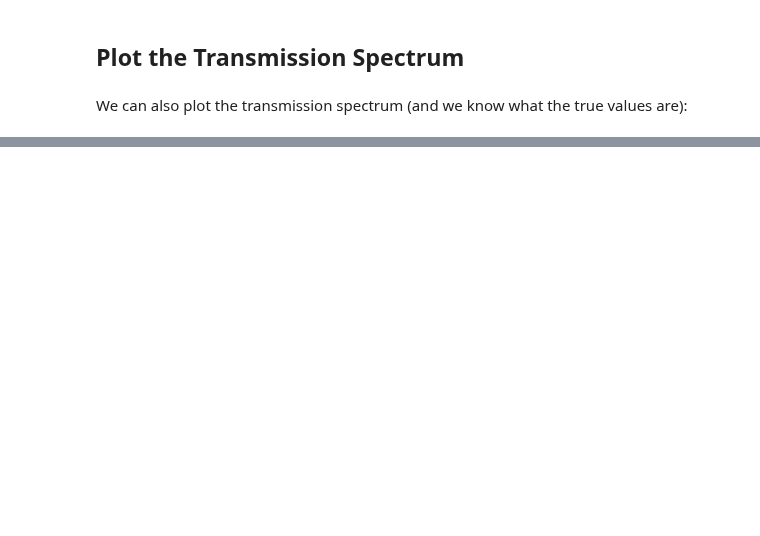
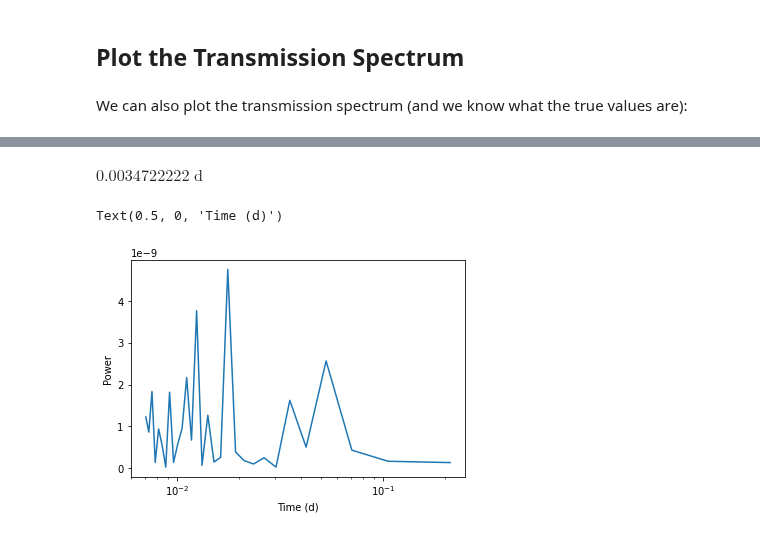
Before and after one commit to catrionamurray/chromatic_fitting, a Jupyter notebook: docs/tutorial_for_transit_fitting.ipynb, the cells around one changed output, grey strips where cells are left out. Drawn from its saved outputs; the diff is of its cells as text; code cells hidden in the pictures; blank space fills up the shorter version.

```diff
--- a/docs/tutorial_for_transit_fitting.ipynb
+++ b/docs/tutorial_for_transit_fitting.ipynb
@@ -365,0 +303,15 @@ red_chi_sq = chi_sq / degrees_of_freedom
+# %%
+freq, power = periodogram(x=np.mean(t.data_with_model.residuals,axis=0),
+            fs=(1/(t.data_with_model.time[1]-t.data_with_model.time[0])).to_value("1/d"))
+# %%
+t.data_with_model.time[2]-t.data_with_model.time[1]
+# %% [output]
+$0.0034722222 \; \mathrm{d}$
+# %%
+plt.semilogx(1/freq,power);
+plt.ylabel("Power")
+plt.xlabel("Time (d)")
+# plt.plot(freq,power);
+# %% [output]
+Text(0.5, 0, 'Time (d)')
+[figure, added]
```
Also changed, not shown: parts of 32 cells of this notebook, 4 other files.
